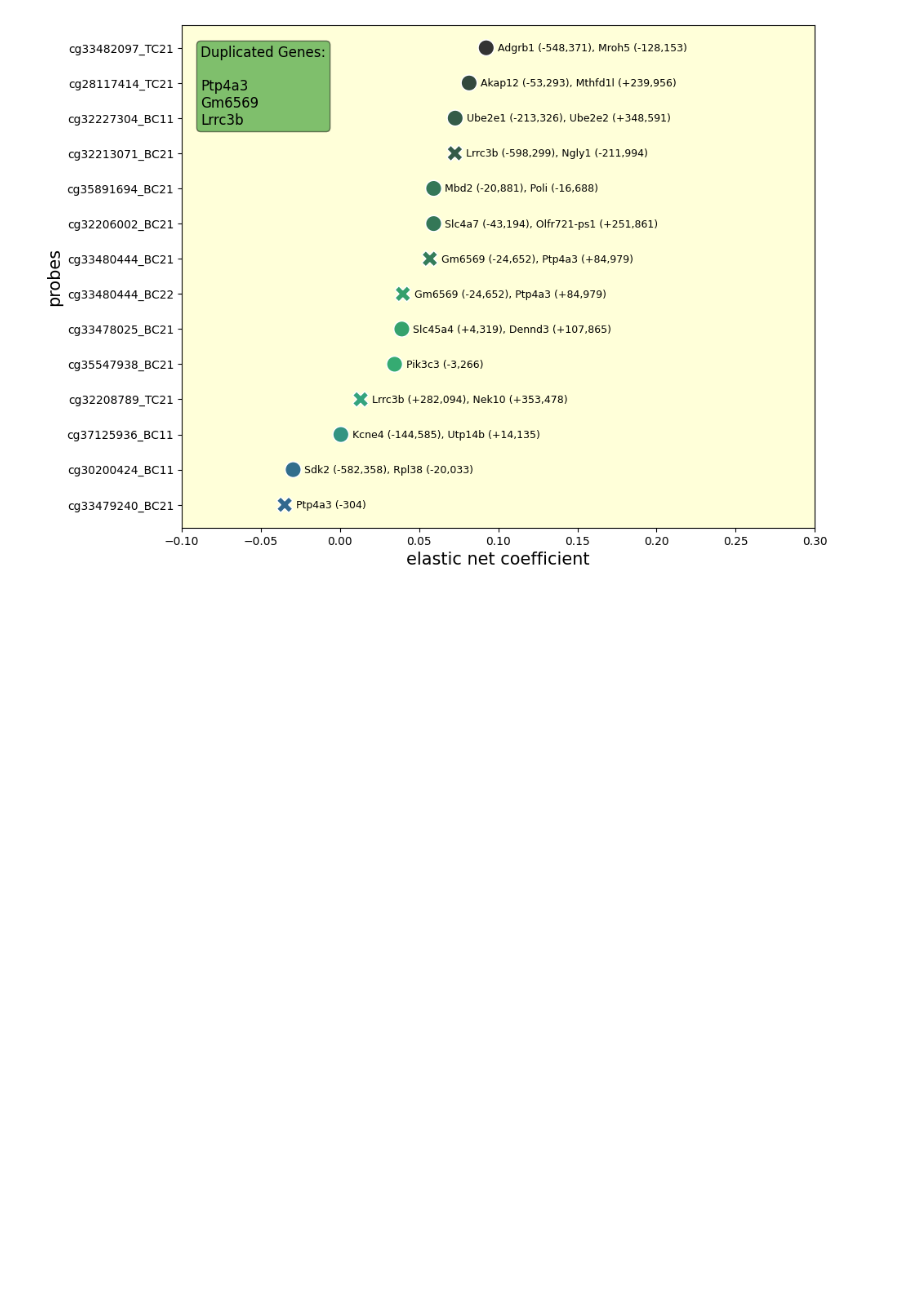
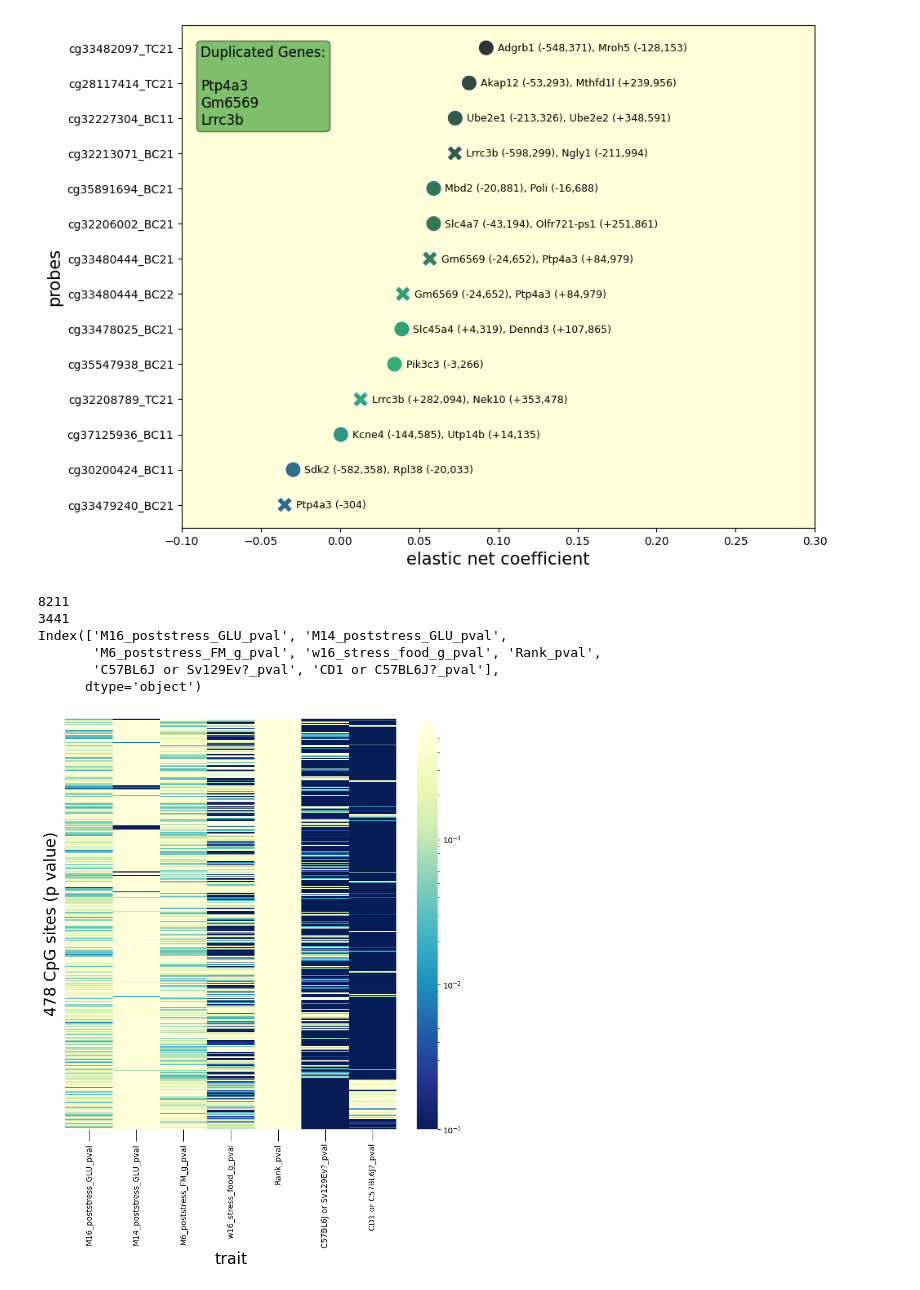
Before and after one commit to SamAndTheSun/pellegrini_temp, a Jupyter notebook: model_intersection_analysis.ipynb, the cells around one changed output. Saved outputs shown, nothing was run; the diff lists cells and outputs as text; code cells hidden in the pictures; blank space fills up the shorter version.

Commit message:
add heatmap showing all intersections

```diff
--- a/model_intersection_analysis.ipynb
+++ b/model_intersection_analysis.ipynb
@@ -140,2 +141,38 @@ plt.show() #only 4 selected for M16
 # %% [output]
 [figure]
+# %%
+# generate heatmap showing intersection between death pred and all traits
+
+print(len(age_probes))
+print(len(pinv_pvals))
+
+probes = pinv_pvals.index.intersection(age_probes)
+
+model_intersection = pinv_pvals.loc[probes].copy()
+
+for column in model_intersection.columns:
+    if 'coef' in column: model_intersection.drop(columns=[column], inplace=True)
+    elif 'mm39' in column: model_intersection.drop(columns=[column], inplace=True)
+    elif 'mm10' in column: model_intersection.drop(columns=[column], inplace=True)
+    elif 'gene' in column: model_intersection.drop(columns=[column], inplace=True)
+
+print(model_intersection.columns)
+
+fig, axs = plt.subplots(figsize=(8,10))
+sns.heatmap(model_intersection, norm=LogNorm(vmin = 0.001, vmax = 0.5),
+            cmap='YlGnBu_r', cbar_kws={'extend': 'max'}, ax=axs)
+
+axs.set_ylabel(f'{model_intersection.shape[0]} CpG sites (p value)', fontsize=20)
+axs.set_xlabel('trait', fontsize=20)
+axs.set_yticks([])
+
+axs.tick_params('x', rotation=90, size=15)
+plt.tight_layout()
+# %% [output]
+8211
+3441
+Index(['M16_poststress_GLU_pval', 'M14_poststress_GLU_pval',
+       'M6_poststress_FM_g_pval', 'w16_stress_food_g_pval', 'Rank_pval',
+       'C57BL6J or Sv129Ev?_pval', 'CD1 or C57BL6J?_pval'],
+      dtype='object')
+[figure, added]
```
Also changed, not shown: parts of 4 cells of this notebook.
